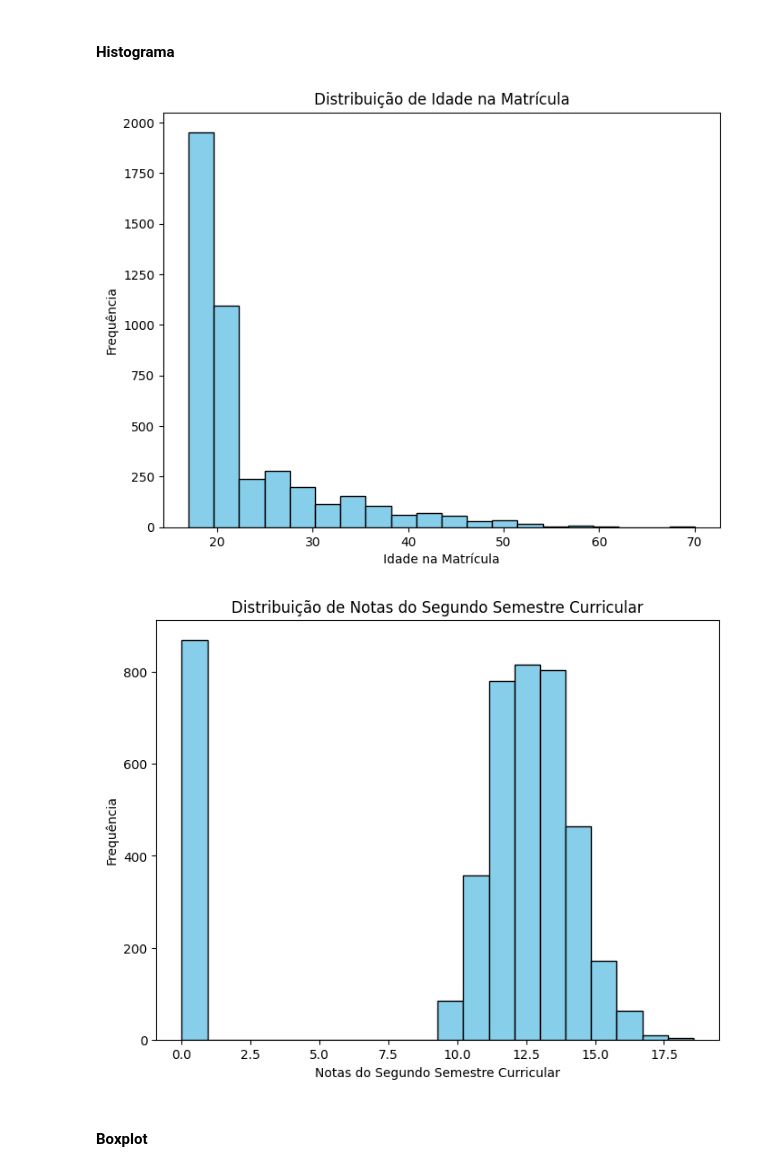
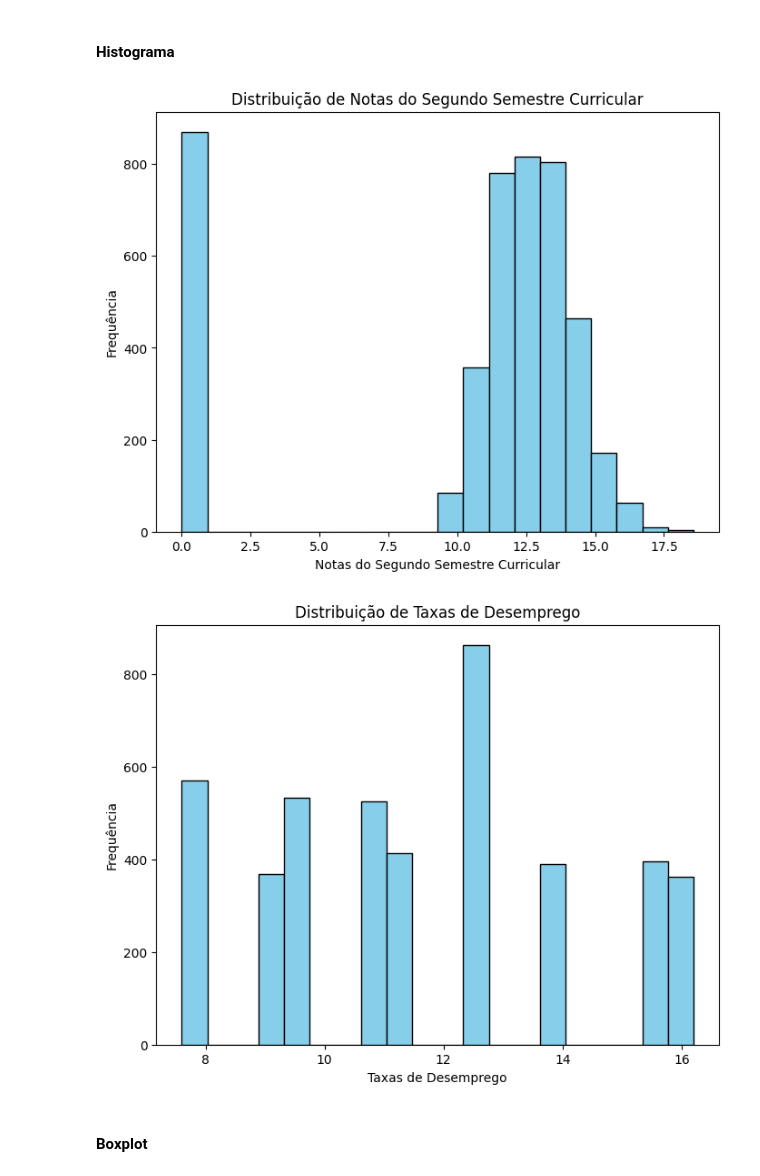
Before and after one commit to LeoRissetto/Trabalho-Estatistica, a Jupyter notebook: trabalho.ipynb, the cells around one changed output. Saved outputs shown, nothing was run; the diff lists cells and outputs as text; code cells hidden in the pictures.

```diff
--- a/trabalho.ipynb
+++ b/trabalho.ipynb
@@ -248,8 +248,8 @@ Tabela de Frequência para a Variável 'Idade na Matrícula':
 # %% [markdown]
 #### Gráfico de barras
 # %%
-# Gráfico de barras para variáveis categóricas (Curso, Mensalidades em Dia, Gênero)
-for variavel in ['Curso', 'Mensalidades em Dia', 'Gênero']:
+# Gráfico de barras para variáveis categóricas
+for variavel in ['Curso', 'Mensalidades em Dia', 'Gênero', 'Idade na Matrícula']:
     plt.figure(figsize=(8, 6))
     dados[variavel].value_counts().plot(kind='bar', color='skyblue')
     plt.title(f'Distribuição de {variavel}')
@@ -263,8 +264,8 @@ for variavel in ['Curso', 'Mensalidades em Dia', 'Gênero']:
 # %% [markdown]
 #### Gráfico circular
 # %%
-# Gráfico circular para variáveis categóricas (Curso, Mensalidades em Dia, Gênero)
-for variavel in ['Curso', 'Mensalidades em Dia', 'Gênero']:
+# Gráfico circular para variáveis categóricas
+for variavel in ['Curso', 'Mensalidades em Dia', 'Gênero', 'Idade na Matrícula']:
     plt.figure(figsize=(8, 6))
     dados[variavel].value_counts().plot(kind='pie', autopct='%1.1f%%', colors=['lightblue', 'lightgreen', 'lightcoral'])
     plt.title(f'Distribuição de {variavel}')
@@ -277,17 +279,17 @@ for variavel in ['Curso', 'Mensalidades em Dia', 'Gênero']:
 # %% [markdown]
 #### Histograma
 # %%
-# Histograma para variáveis contínuas (Idade na Matrícula, Notas do Segundo Semestre Curricular)
-for variavel in ['Idade na Matrícula', 'Notas do Segundo Semestre Curricular']:
+# Histograma para variáveis contínuas
+for variavel in ['Notas do Segundo Semestre Curricular', 'Taxas de Desemprego']:
     plt.figure(figsize=(8, 6))
     dados[variavel].plot(kind='hist', bins=20, color='skyblue', edgecolor='black')
     plt.title(f'Distribuição de {variavel}')
     plt.xlabel(variavel)
     plt.ylabel('Frequência')
     plt.show()
 # %% [output]
-[figure, old version]
+[figure, new version]
-[figure, old version]
+[figure, new version]
 # %% [markdown]
 #### Boxplot
 # %%
```
Also changed, not shown: parts of 3 cells of this notebook, 1 other file.
